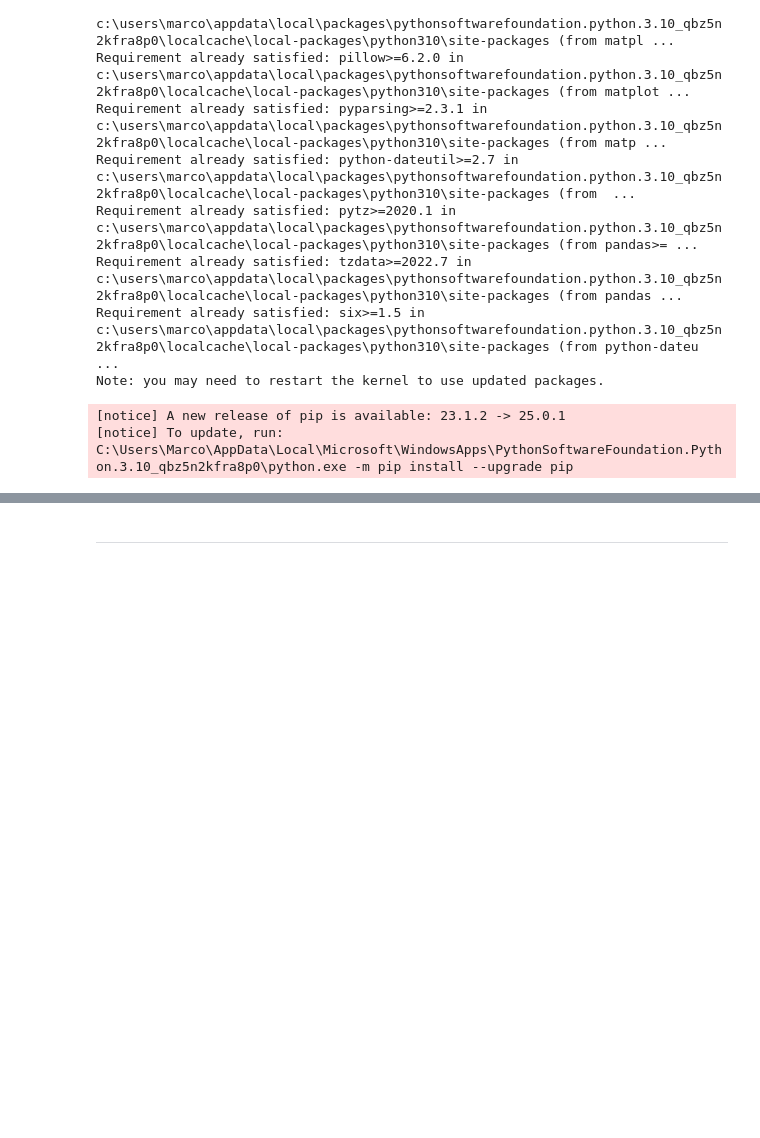
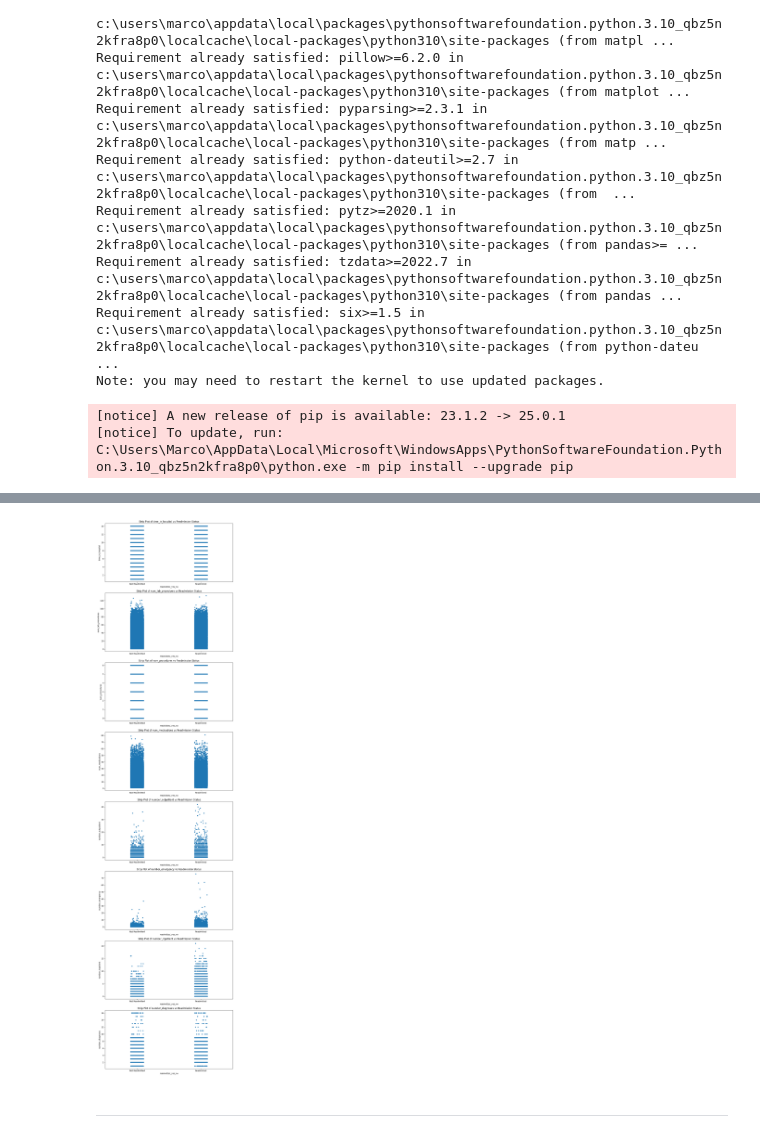
Before and after one commit to iamgiulyUCL/COMP0189Applied-Artificial-IntelligenceUCL, a Jupyter notebook: COMP0189_coursework_1.ipynb, the cells around one changed output, grey strips where cells are left out. Cells and saved outputs as stored; diff of their text form; code cells hidden in the pictures; blank space fills up the shorter version.

```diff
--- a/COMP0189_coursework_1.ipynb
+++ b/COMP0189_coursework_1.ipynb
@@ -895,17 +904,33 @@ kde_plot(diabetic_data_placeholders_substituted)
-# %%
-# Scatter plots of features vs target variable
-fig, axes = plt.subplots(12, 5, figsize=(20, 20))
-plt.subplots_adjust(hspace=0.4, wspace=0.3)
-ax = axes.ravel()
-
-for i, feature in enumerate(numerical_cols):
-    ax[i].scatter(diabetic_data_placeholders_substituted[feature], diabetic_data_placeholders_substituted, alpha=0.6, color='blue')    ax[i].set_xlabel(feature, fontsize=10)
-    ax[i].set_ylabel("Readmission", fontsize=10)
-    ax[i].grid(alpha=0.3)
-
-plt.suptitle('Predictors vs target variable', fontsize=16, y=1.02)
-plt.tight_layout()
-plt.show()
+# %%
+# Scatter plots of features vs target variable
+
+import seaborn as sns
+import matplotlib.pyplot as plt
+import pandas as pd
+
+def scatter_plot(df):
+    numerical_cols = df.select_dtypes(include=['int64', 'float64']).columns
+
+    filtered_cols = [col for col in numerical_cols if col not in ['encounter_id', 'patient_nbr', 'admission_source_id', 'admission_type_id', 'discharge_disposition_id']]
+
+    num_cols = 1
+    num_rows = len(filtered_cols)
+
+    # Strip Plot for numerical columns
+    plt.figure(figsize=(10, 5 * num_rows))
+    for i, col in enumerate(filtered_cols):
+        plt.subplot(num_rows, num_cols, i + 1)
+        sns.stripplot(data=df, x='readmitted_yes_no', y=col, jitter=True)
+        plt.title(f"Strip Plot of {col} vs Readmission Status")
+
+    plt.tight_layout()
+    plt.savefig('./output_data/strippot_plots_high_res.png', dpi=300)
+    plt.show()
+
+
+scatter_plot(diabetic_data_placeholders_substituted_merged_ids_mapping)
+# %% [output]
+[figure, added]
 # %% [markdown]
 ---
 # %% [markdown]
```
Also changed, not shown: parts of 8 cells of this notebook.
